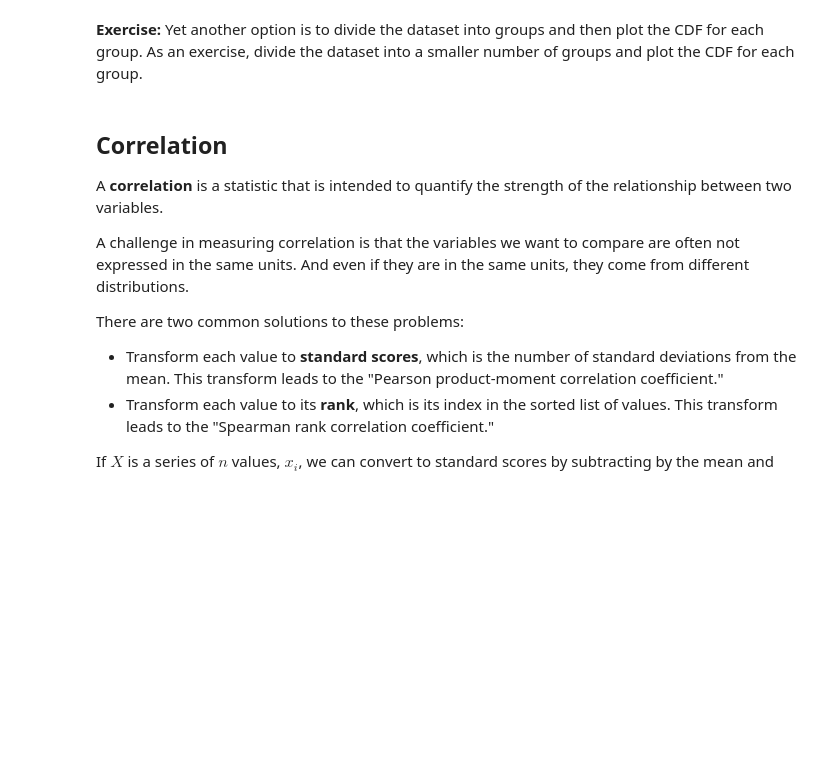
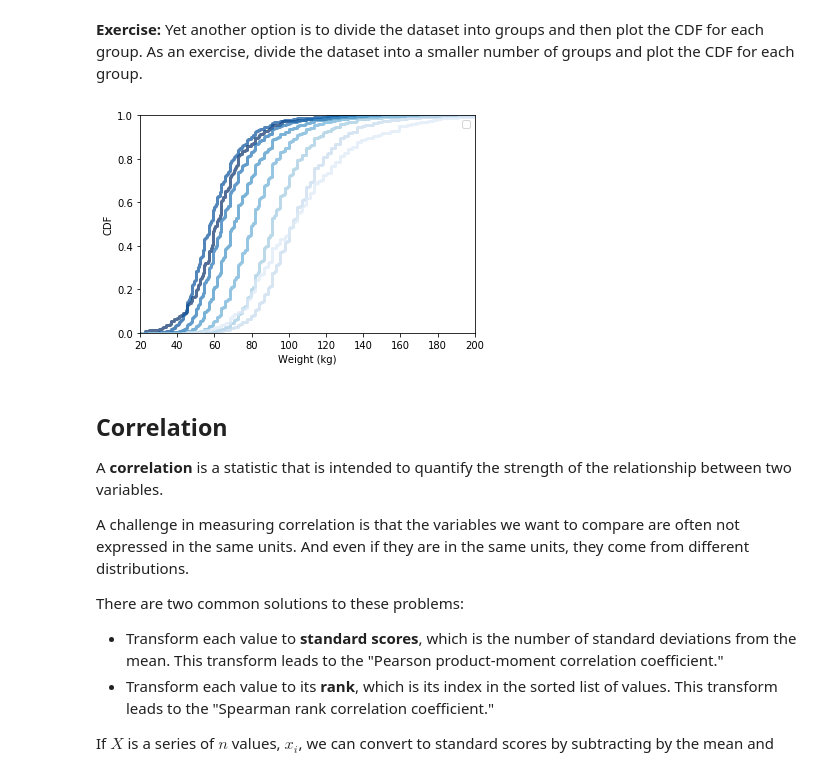
Before and after one commit to ijmiller2/ThinkStats2, a Jupyter notebook: code/chap07ex.ipynb, the cells around one changed output. Drawn from its saved outputs; the diff is of its cells as text; code cells hidden in the pictures; blank space fills up the shorter version.

```diff
--- a/code/chap07ex.ipynb
+++ b/code/chap07ex.ipynb
@@ -170,3 +168,17 @@ thinkplot.Config(xlabel='Height (cm)',
+# %%
+bins = np.arange(140, 210, 10)
+indices = np.digitize(cleaned.htm3, bins)
+groups = cleaned.groupby(indices)
+cdfs = [thinkstats2.Cdf(group.wtkg2) for i, group in groups]
+
+thinkplot.PrePlot(len(cdfs))
+thinkplot.Cdfs(cdfs)
+thinkplot.Config(xlabel='Weight (kg)',
+                 ylabel='CDF',
+                 axis=[20, 200, 0, 1],
+                 legend=True)
+# %% [output]
+[figure, added]
 # %% [markdown]
 ## Correlation
 
```
Also changed, not shown: parts of 6 cells of this notebook.
